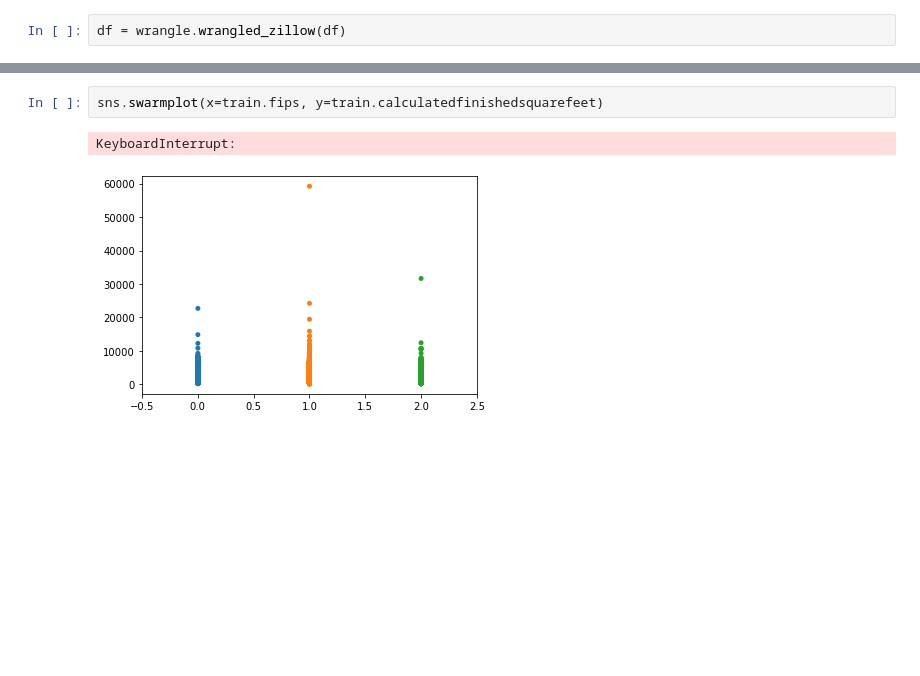
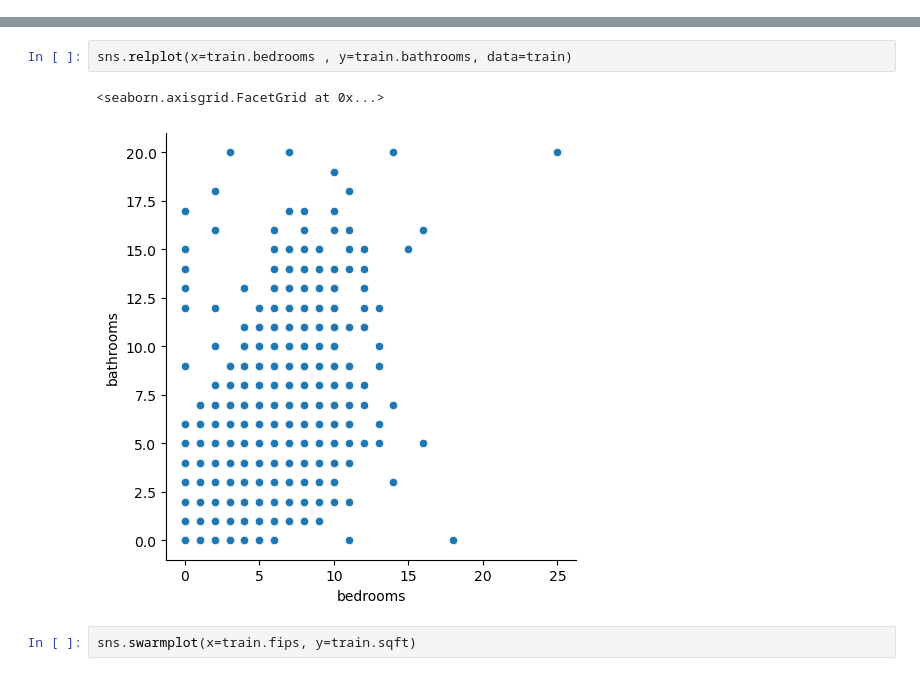
Before and after one commit to annie-carter/regression-exercises, a Jupyter notebook: exploration_exercise.ipynb, the cells around one changed output, grey strips where cells are left out. Drawn from its saved outputs; the diff is of its cells as text; blank space fills up the shorter version.

```diff
--- a/exploration_exercise.ipynb
+++ b/exploration_exercise.ipynb
@@ -29,2 +38,0 @@ df = wrangle.zillow_data()
-# %%
-df = wrangle.wrangled_zillow(df)
@@ -150,5 +277,7 @@ sns.barplot(x=train.fips, y=train.calculatedfinishedsquarefeet)
+# %%
+sns.relplot(x=train.bedrooms , y=train.bathrooms, data=train)
+# %% [output]
+<seaborn.axisgrid.FacetGrid at 0x...>
+[figure, new version]
 # %%
-sns.swarmplot(x=train.fips, y=train.calculatedfinishedsquarefeet)
+sns.swarmplot(x=train.fips, y=train.sqft)
-# %% [output]
-KeyboardInterrupt:
-[figure, removed]
```
Also changed, not shown: parts of 59 cells of this notebook, 2 other files.
